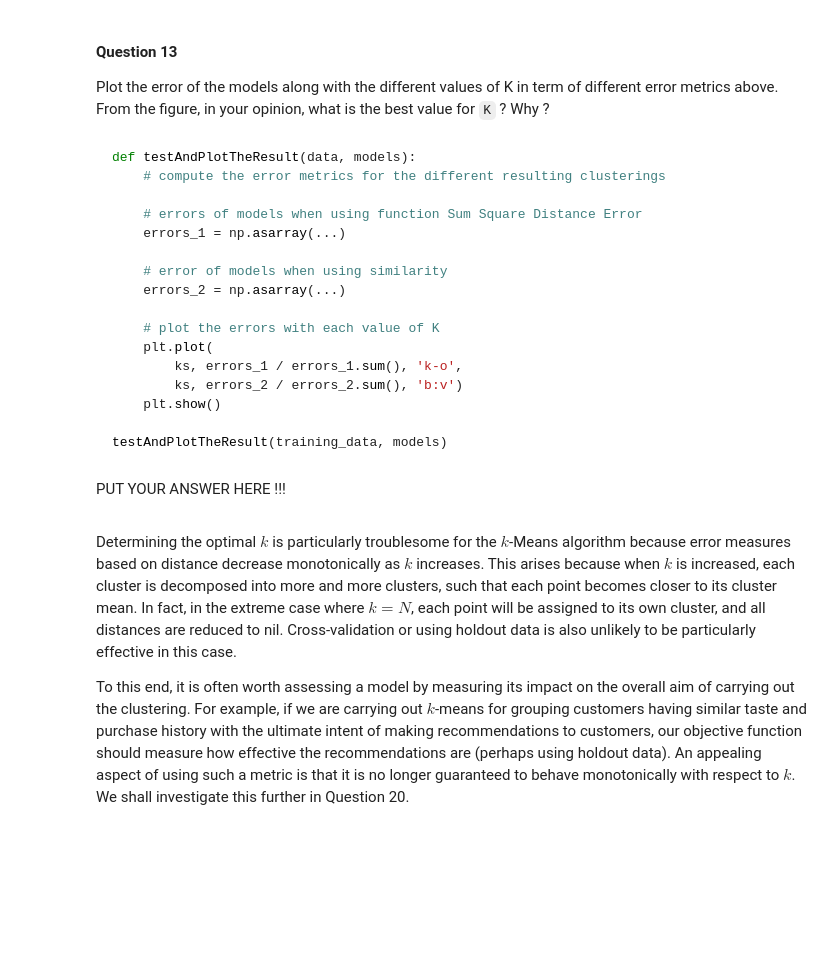
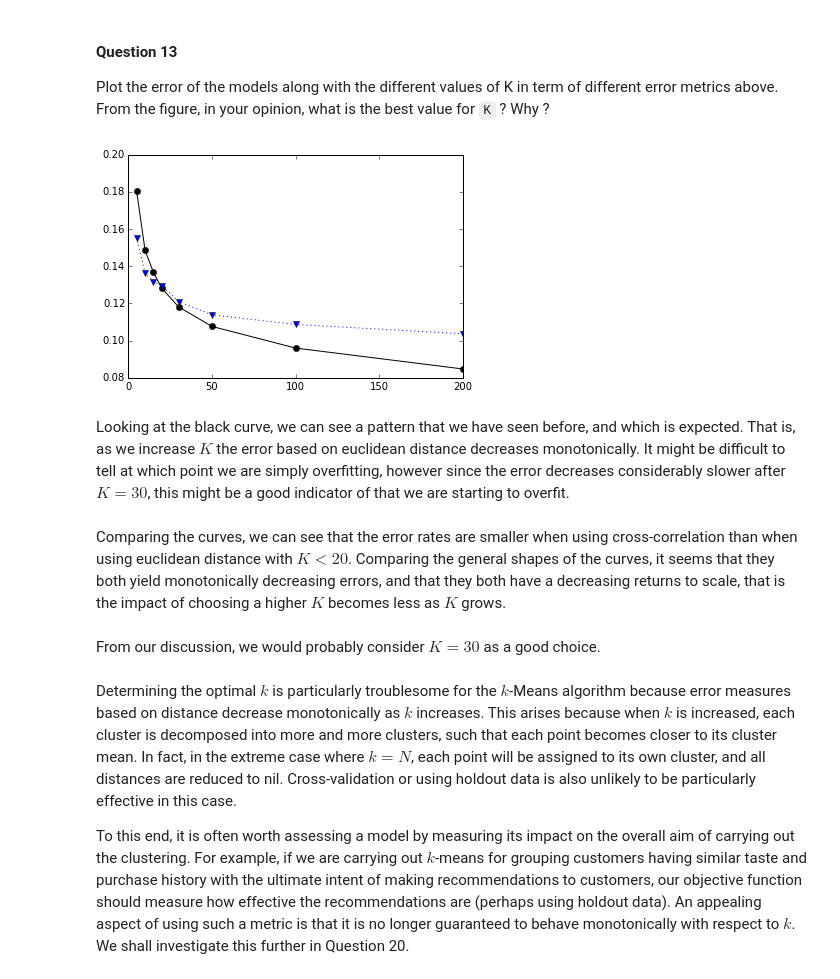
Before and after one commit to adriculteur/Algorithmic-Machine-Learning, a Jupyter notebook: Notebooks/[Lecture 12+13] Analyzing Neuroimaging Data with PySpark and Thunder.ipynb, the cells around one changed output. Cells and saved outputs as stored; diff of their text form; code cells hidden in the pictures; blank space fills up the shorter version.

````diff
--- a/Notebooks/[Lecture 12+13] Analyzing Neuroimaging Data with PySpark and Thunder.ipynb
+++ b/Notebooks/[Lecture 12+13] Analyzing Neuroimaging Data with PySpark and Thunder.ipynb
@@ -618,0 +604,8 @@ def model_error_1(data, model):
+# %%
+from scipy.spatial.distance import cdist
+
+# calculate the Euclidean distance
+# from each time series to its cluster center
+# and sum all distances
+def model_error_1(data, model):
+    return data.map(lambda voxel: np.min(cdist(model.centers, np.array([voxel])))).reduce(lambda a,b: a+b)
@@ -642,0 +623,13 @@ def model_error_2(data, model):
+# %%
+# calculate the total of similarity of the model on timeseries objects
+# and calculate the error by inverse the total similarity
+
+# Estimate similarity between a data point and the cluster it belongs to.
+def similarity(centers, p):
+    if np.std(p) == 0:
+        return 0
+    return np.corrcoef(centers[np.argmin(cdist(centers, np.array([p])))], p)[0, 1]
+
+
+def model_error_2(data, model):
+    return 1. / data.map(lambda voxel: similarity(model.centers, voxel)).reduce(lambda a,b: a+b)
@@ -647,31 +642,33 @@ def model_error_2(data, model):
 
 #### Question 13
 Plot the error of the models along with the different values of K in term of different error metrics above. From the figure, in your opinion, what is the best value for `K` ? Why ?
-# %% [markdown]
-```python
-def testAndPlotTheResult(data, models):
-    # compute the error metrics for the different resulting clusterings
-
-    # errors of models when using function Sum Square Distance Error
-    errors_1 = np.asarray(...)
-
-    # error of models when using similarity
-    errors_2 = np.asarray(...)
-
-    # plot the errors with each value of K
-    plt.plot(
-        ks, errors_1 / errors_1.sum(), 'k-o',
-        ks, errors_2 / errors_2.sum(), 'b:v')
-    plt.show()
-
-testAndPlotTheResult(training_data, models)
-```
-# %% [markdown]
-<div class="answer">
-
-PUT YOUR ANSWER HERE !!!
-
-</div>
+# %%
+def testAndPlotTheResult(data, models):
+    # compute the error metrics for the different resulting clusterings
+
+    # errors of models when using function Sum Square Distance Error
+    errors_1 = np.asarray(list(map(lambda kModel: model_error_1(data, kModel), models)))
+
+    # error of models when using similarity
+    errors_2 = np.asarray(list(map(lambda kModel: model_error_2(data, kModel), models)))
+
+    # plot the errors with each value of K
+    plt.plot(
+        ks, errors_1 / errors_1.sum(), 'k-o',
+        ks, errors_2 / errors_2.sum(), 'b:v')
+    plt.show()
+
+testAndPlotTheResult(training_data, models)
+# %% [output]
+[figure, added]
+# %% [markdown]
+<div class="answer">
+Looking at the black curve, we can see a pattern that we have seen before, and which is expected. That is, as we increase $K$ the error based on euclidean distance decreases monotonically. It might be difficult to tell at which point we are simply overfitting, however since the error decreases considerably slower after $K=30$, this might be a good indicator of that we are starting to overfit.
+<br><br>
+Comparing the curves, we can see that the error rates are smaller when using cross-correlation than when using euclidean distance with $K<20$. Comparing the general shapes of the curves, it seems that they both yield monotonically decreasing errors, and that they both have a decreasing returns to scale, that is the impact of choosing a higher $K$ becomes less as $K$ grows.
+<br><br>
+From our discussion, we would probably consider $K=30$ as a good choice.
+</div>
 # %% [markdown]
 Determining the optimal $k$ is particularly troublesome for the $k$-Means algorithm because error measures based on distance decrease monotonically as $k$ increases. This arises because when $k$ is increased, each cluster is decomposed into more and more clusters, such that each point becomes closer to its cluster mean. In fact, in the extreme case where $k=N$, each point will be assigned to its own cluster, and all distances are reduced to nil. Cross-validation or using holdout data is also unlikely to be particularly effective in this case.<br>
 
````
Also changed, not shown: parts of 23 cells of this notebook.
